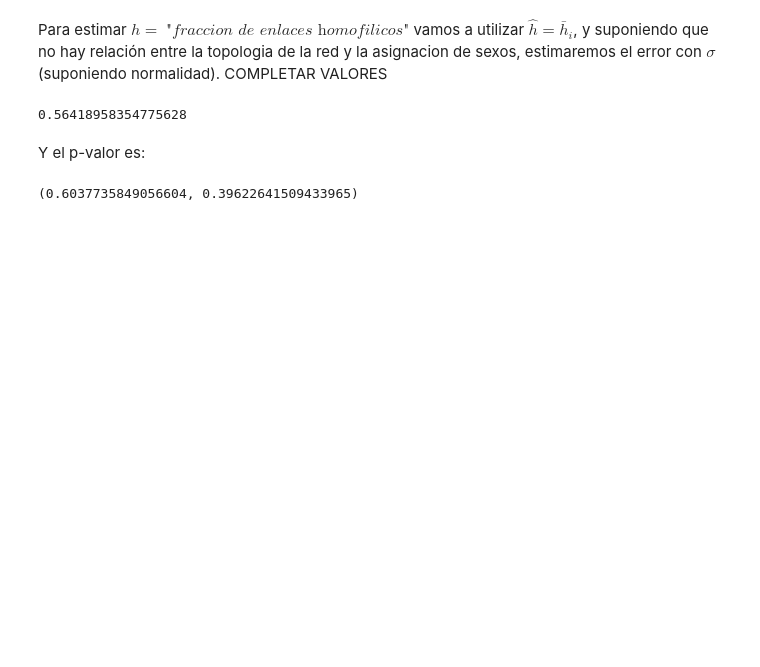
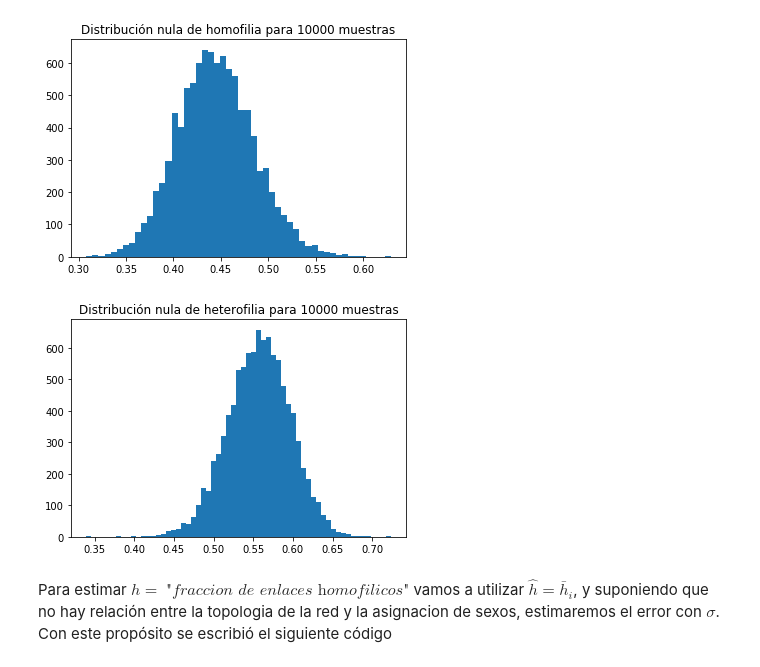
Before and after one commit to MarianoNicolini17/TP1, a Jupyter notebook: ej_2.ipynb, the cells around one changed output. Saved outputs shown, nothing was run; the diff lists cells and outputs as text; code cells hidden in the pictures; blank space fills up the shorter version.

```diff
--- a/ej_2.ipynb
+++ b/ej_2.ipynb
@@ -138,2 +114,20 @@ z = (x - np.mean(x1))/np.std(x1)
+# %%
+size = 10000
+x1 = nulaAtributo(red_delf, size)[0]
+x2 = nulaAtributo(red_delf, size)[1]
+# %%
+plt.hist(x1, bins='scott')
+plt.title("Distribución nula de homofilia para {} muestras".format(size))
+plt.show()
+
+plt.hist(x2, bins='scott')
+plt.title("Distribución nula de heterofilia para {} muestras".format(size))
+plt.show()
+
+histhomo, bin_edges1 = np.histogram(x1, bins='scott', density=True)
+histhete, bin_edges2 = np.histogram(x2, bins='scott', density=True)
+# %% [output]
+[figure, added]
+[figure, added]
 # %% [markdown]
-Para estimar $h =$ $\textit{"fraccion de enlaces homofilicos"}$ vamos a utilizar $\hat{h} = \bar{h}_i$, y suponiendo que no hay relación entre la topologia de la red y la asignacion de sexos, estimaremos el error con $\sigma$ (suponiendo normalidad). COMPLETAR VALORES
+Para estimar $h =$ $\textit{"fraccion de enlaces homofilicos"}$ vamos a utilizar $\hat{h} = \bar{h}_i$, y suponiendo que no hay relación entre la topologia de la red y la asignacion de sexos, estimaremos el error con $\sigma$. Con este propósito se escribió el siguiente código
@@ -142,10 +133,0 @@ Para estimar $h =$ $\textit{"fraccion de enlaces homofilicos"}$ vamos a utilizar
-# %%
-1/np.sqrt(np.pi)
-# %% [output]
-0.56418958354775628
-# %% [markdown]
-Y el p-valor es:
-# %%
-x, y
-# %% [output]
-(0.6037735849056604, 0.39622641509433965)
```
Also changed, not shown: parts of 20 cells of this notebook, 2 other files.
